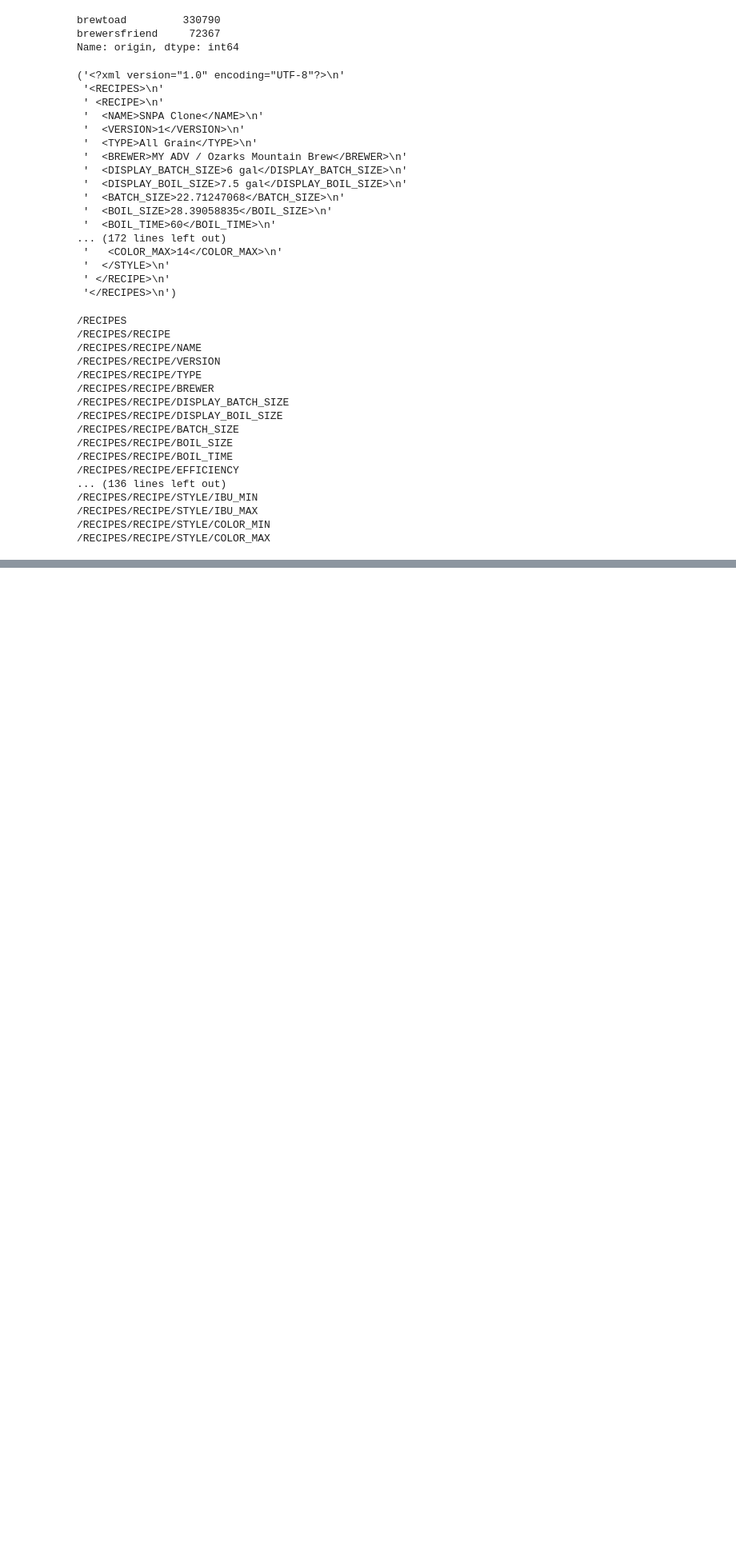
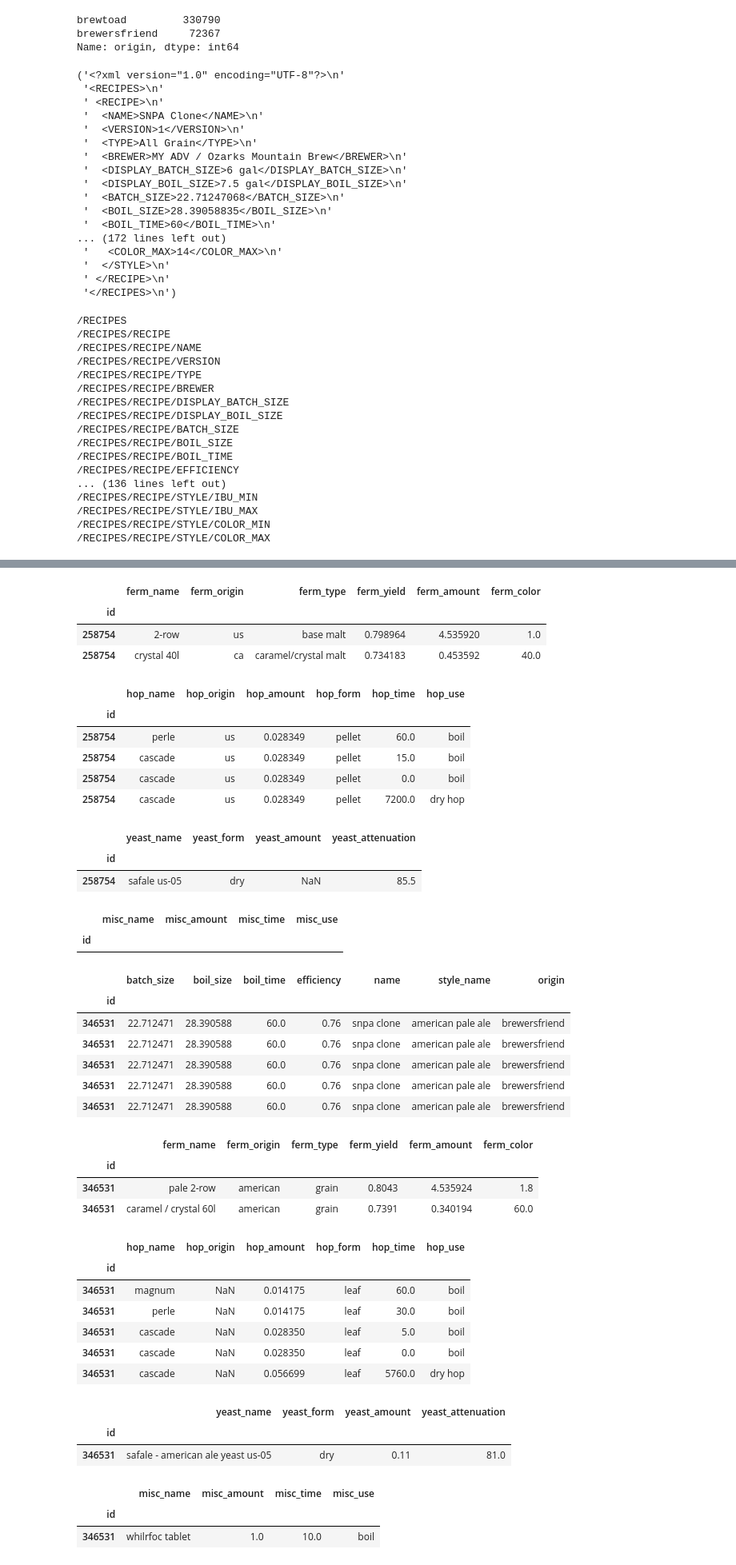
Before and after one commit to rmwoods/beer.ai, a Jupyter notebook: beer.ai/notebooks/our_dataset.ipynb, the cells around one changed output, grey strips where cells are left out. Shown at 80% size. Saved outputs shown, nothing was run; the diff lists cells and outputs as text; code cells hidden in the pictures; blank space fills up the shorter version.

Commit message:
Compare XML and tabular recipes between b.friend and b.toad

```diff
--- a/beer.ai/notebooks/our_dataset.ipynb
+++ b/beer.ai/notebooks/our_dataset.ipynb
@@ -208,0 +317,8 @@ for e in xml.iter():
+# %%
+with pd.HDFStore("../all_recipes.h5") as store:
+    bt_ing = store.select(key="/ingredients", where=f"index=={bt_id}")
+    bf_ing = store.select(key="/ingredients", where=f"index=={bf_id}")
+# %%
+ing = bt_ing.append(bf_ing)
+# %%
+snpa_recipes = core.join(ing, how="inner")
@@ -208,0 +339,11 @@ for e in xml.iter():
+# %%
+core_cols = ["batch_size", "boil_size", "boil_time", "efficiency", "name", "style_name", "origin"]
+ferm_cols = ["ferm_name", "ferm_origin", "ferm_type", "ferm_yield", "ferm_amount", "ferm_color"]
+hop_cols = ["hop_name", "hop_origin", "hop_amount", "hop_form", "hop_time", "hop_use"]
+yeast_cols = ["yeast_name", "yeast_form", "yeast_amount", "yeast_attenuation"]
+misc_cols = ["misc_name", "misc_amount", "misc_time", "misc_use"]
+# %%
+for recipe_id in [bt_id, bf_id]:
+    for col_type in [core_cols, ferm_cols, hop_cols, yeast_cols, misc_cols]:
+        display(snpa_recipes.loc[recipe_id, col_type].dropna(how="all"))
+# %% [output]
@@ -208,0 +356,39 @@ for e in xml.iter():
+|  | ferm_name | ferm_origin | ferm_type | ferm_yield | ferm_amount | ferm_color |
+| id |  |  |  |  |  |  |
+| 258754 | 2-row | us | base malt | 0.798964 | 4.535920 | 1.0 |
+| 258754 | crystal 40l | ca | caramel/crystal malt | 0.734183 | 0.453592 | 40.0 |
+|  | hop_name | hop_origin | hop_amount | hop_form | hop_time | hop_use |
+| id |  |  |  |  |  |  |
+| 258754 | perle | us | 0.028349 | pellet | 60.0 | boil |
+| 258754 | cascade | us | 0.028349 | pellet | 15.0 | boil |
+| 258754 | cascade | us | 0.028349 | pellet | 0.0 | boil |
+| 258754 | cascade | us | 0.028349 | pellet | 7200.0 | dry hop |
+|  | yeast_name | yeast_form | yeast_amount | yeast_attenuation |
+| id |  |  |  |  |
+| 258754 | safale us-05 | dry | NaN | 85.5 |
+|  | misc_name | misc_amount | misc_time | misc_use |
+| id |  |  |  |  |
+|  | batch_size | boil_size | boil_time | efficiency | name | style_name | origin |
+| id |  |  |  |  |  |  |  |
+| 346531 | 22.712471 | 28.390588 | 60.0 | 0.76 | snpa clone | american pale ale | brewersfriend |
+| 346531 | 22.712471 | 28.390588 | 60.0 | 0.76 | snpa clone | american pale ale | brewersfriend |
+| 346531 | 22.712471 | 28.390588 | 60.0 | 0.76 | snpa clone | american pale ale | brewersfriend |
+| 346531 | 22.712471 | 28.390588 | 60.0 | 0.76 | snpa clone | american pale ale | brewersfriend |
+| 346531 | 22.712471 | 28.390588 | 60.0 | 0.76 | snpa clone | american pale ale | brewersfriend |
+|  | ferm_name | ferm_origin | ferm_type | ferm_yield | ferm_amount | ferm_color |
+| id |  |  |  |  |  |  |
+| 346531 | pale 2-row | american | grain | 0.8043 | 4.535924 | 1.8 |
+| 346531 | caramel / crystal 60l | american | grain | 0.7391 | 0.340194 | 60.0 |
+|  | hop_name | hop_origin | hop_amount | hop_form | hop_time | hop_use |
+| id |  |  |  |  |  |  |
+| 346531 | magnum | NaN | 0.014175 | leaf | 60.0 | boil |
+| 346531 | perle | NaN | 0.014175 | leaf | 30.0 | boil |
+| 346531 | cascade | NaN | 0.028350 | leaf | 5.0 | boil |
+| 346531 | cascade | NaN | 0.028350 | leaf | 0.0 | boil |
+| 346531 | cascade | NaN | 0.056699 | leaf | 5760.0 | dry hop |
+|  | yeast_name | yeast_form | yeast_amount | yeast_attenuation |
+| id |  |  |  |  |
+| 346531 | safale - american ale yeast us-05 | dry | 0.11 | 81.0 |
+|  | misc_name | misc_amount | misc_time | misc_use |
+| id |  |  |  |  |
+| 346531 | whilrfoc tablet | 1.0 | 10.0 | boil |
```
Also changed, not shown: parts of 19 cells of this notebook.
